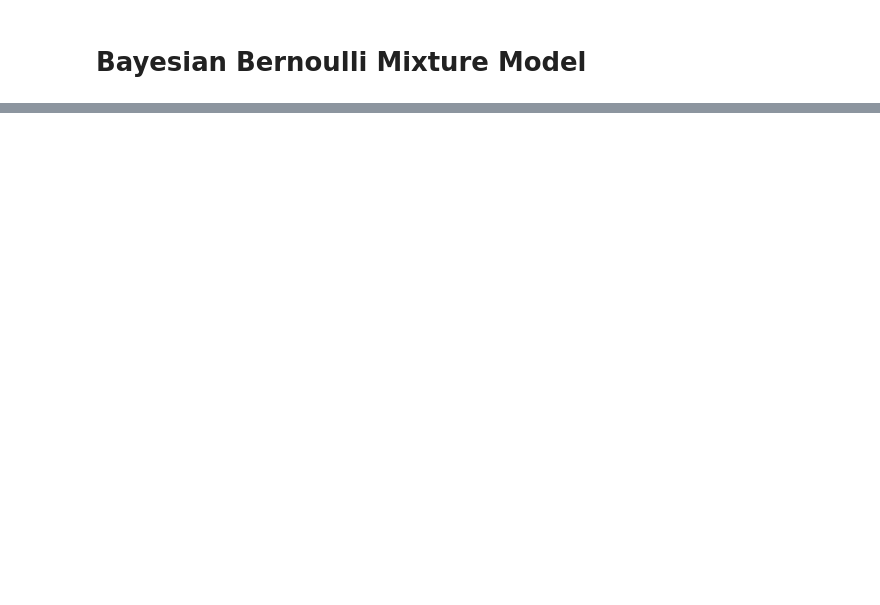
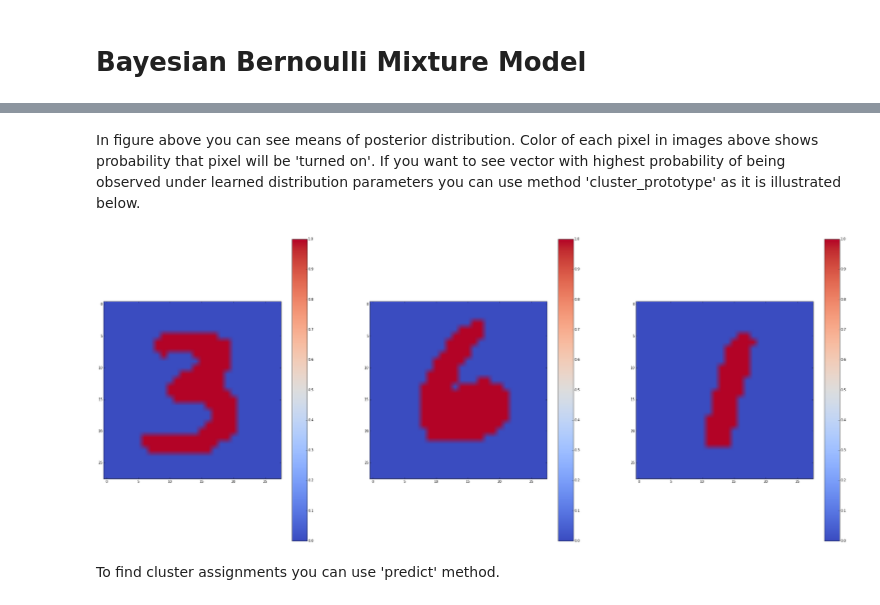
Before and after one commit to AmazaspShumik/sklearn-bayes, a Jupyter notebook: ipython_notebooks_tutorials/mixture_models/example_bernoulli_mixture.ipynb, the cells around one changed output, grey strips where cells are left out. Saved outputs shown, nothing was run; the diff lists cells and outputs as text; code cells hidden in the pictures; blank space fills up the shorter version.

```diff
--- a/ipython_notebooks_tutorials/mixture_models/example_bernoulli_mixture.ipynb
+++ b/ipython_notebooks_tutorials/mixture_models/example_bernoulli_mixture.ipynb
@@ -49,0 +34,14 @@ reshape(a, newshape, order='C')
+# %% [markdown]
+In figure above you can see means of posterior distribution. Color of each pixel in images above shows probability that pixel will be 'turned on'. If you want to see vector with highest probability of being observed under learned distribution parameters you can use method 'cluster_prototype' as it is illustrated below.
+# %%
+prototypes = bmm.cluster_prototype()
+fig, axes = plt.subplots(nrows=1, ncols=3, figsize = (40,16))
+for i,ax in enumerate(axes):
+    im = ax.imshow(np.reshape(prototypes[:,i],(28,28)), vmin=0, vmax=1, cmap = cm.coolwarm)
+    cax,kw = matplotlib.colorbar.make_axes(ax)
+    plt.colorbar(im, cax = cax)
+plt.show()
+# %% [output]
+[figure, added]
+# %% [markdown]
+To find cluster assignments you can use 'predict' method.
```
Also changed, not shown: parts of 9 cells of this notebook.
